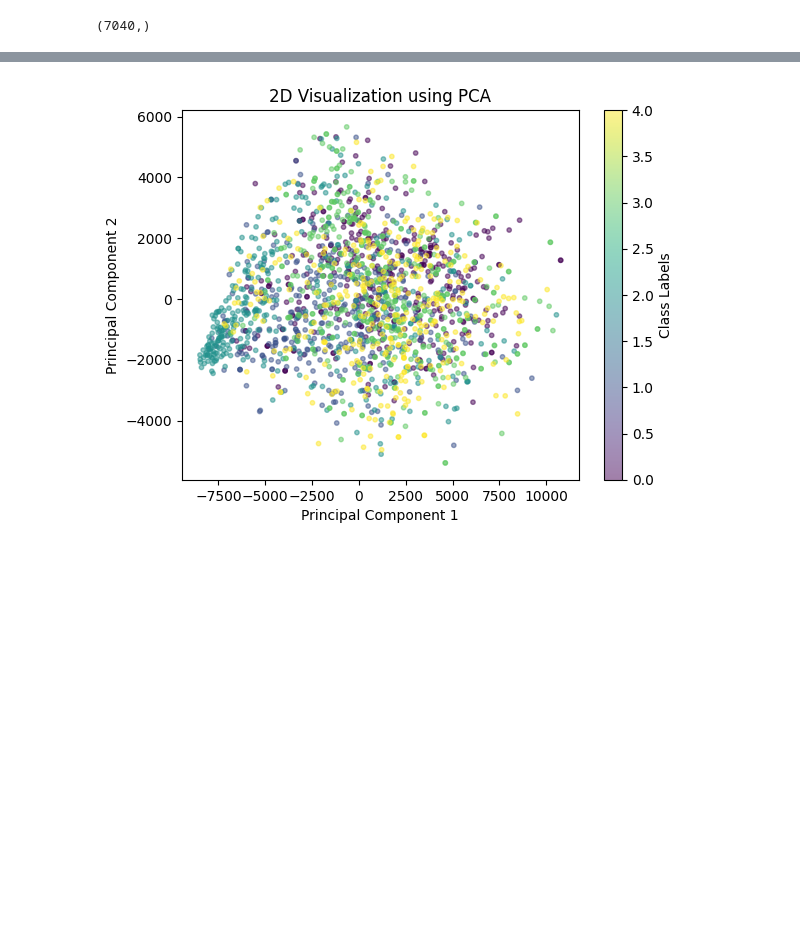
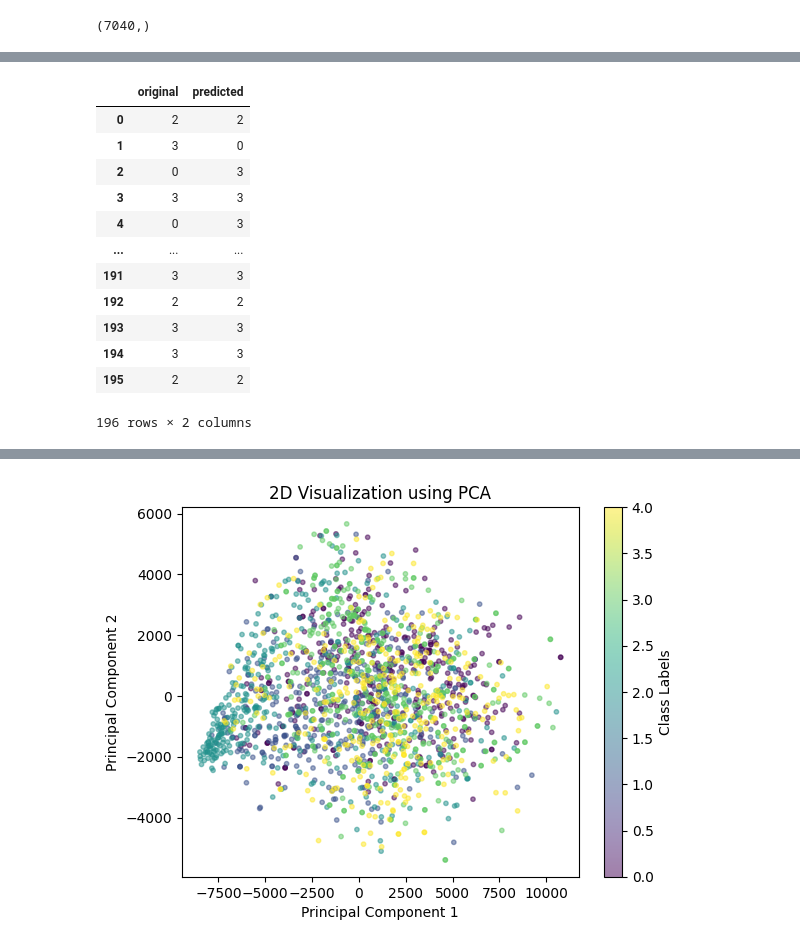
Before and after one commit to ibrahimfe/Data_Science_Project, a Jupyter notebook: face-mask-classification-with-svm.ipynb, the cells around one changed output, grey strips where cells are left out. Cells and saved outputs as stored; diff of their text form; code cells hidden in the pictures; blank space fills up the shorter version.

```diff
--- a/face-mask-classification-with-svm.ipynb
+++ b/face-mask-classification-with-svm.ipynb
@@ -256,0 +269,17 @@ result
+# %%
+result = pd.DataFrame({'original' : y_test,'predicted' : predicted})
+result
+# %% [output]
+|  | original | predicted |
+| 0 | 2 | 2 |
+| 1 | 3 | 0 |
+| 2 | 0 | 3 |
+| 3 | 3 | 3 |
+| 4 | 0 | 3 |
+| ... | ... | ... |
+| 191 | 3 | 3 |
+| 192 | 2 | 2 |
+| 193 | 3 | 3 |
+| 194 | 3 | 3 |
+| 195 | 2 | 2 |
+196 rows × 2 columns
```
Also changed, not shown: parts of 13 cells of this notebook.
